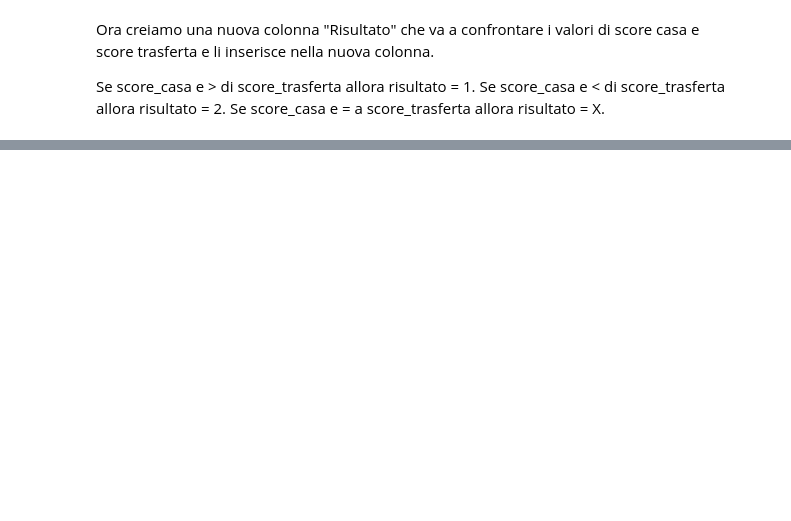
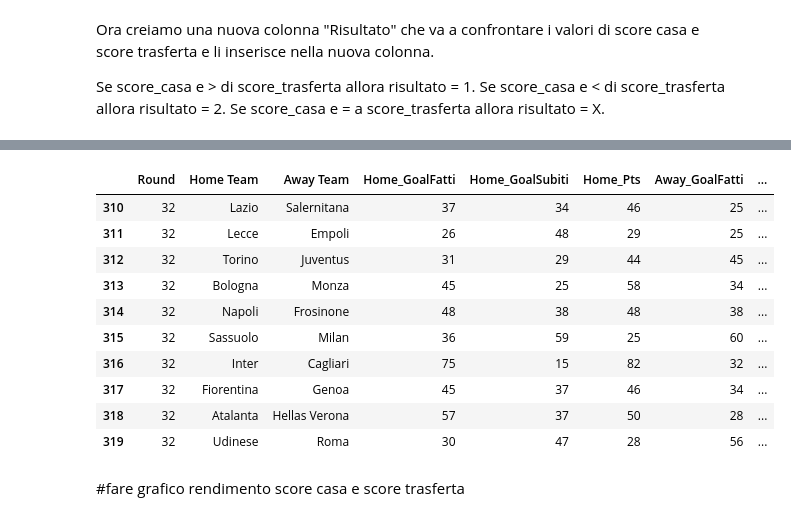
Before and after one commit to DavideJohn/IDS, a Jupyter notebook: laboratori/ProgettoFinale/ProgettoFinale.ipynb, the cells around one changed output, grey strips where cells are left out. Saved outputs shown, nothing was run; the diff lists cells and outputs as text; code cells hidden in the pictures; blank space fills up the shorter version.

```diff
--- a/laboratori/ProgettoFinale/ProgettoFinale.ipynb
+++ b/laboratori/ProgettoFinale/ProgettoFinale.ipynb
@@ -95,0 +215,16 @@ matches.head()
+# %%
+train_features_df.tail(10)
+# %% [output]
+|  | Round | Home Team | Away Team | Home_GoalFatti | Home_GoalSubiti | Home_Pts | Away_GoalFatti | ... |
+| 310 | 32 | Lazio | Salernitana | 37 | 34 | 46 | 25 | ... |
+| 311 | 32 | Lecce | Empoli | 26 | 48 | 29 | 25 | ... |
+| 312 | 32 | Torino | Juventus | 31 | 29 | 44 | 45 | ... |
+| 313 | 32 | Bologna | Monza | 45 | 25 | 58 | 34 | ... |
+| 314 | 32 | Napoli | Frosinone | 48 | 38 | 48 | 38 | ... |
+| 315 | 32 | Sassuolo | Milan | 36 | 59 | 25 | 60 | ... |
+| 316 | 32 | Inter | Cagliari | 75 | 15 | 82 | 32 | ... |
+| 317 | 32 | Fiorentina | Genoa | 45 | 37 | 46 | 34 | ... |
+| 318 | 32 | Atalanta | Hellas Verona | 57 | 37 | 50 | 28 | ... |
+| 319 | 32 | Udinese | Roma | 30 | 47 | 28 | 56 | ... |
+# %% [markdown]
+#fare grafico rendimento score casa e score trasferta
```
Also changed, not shown: parts of 7 cells of this notebook, 1 other file.
